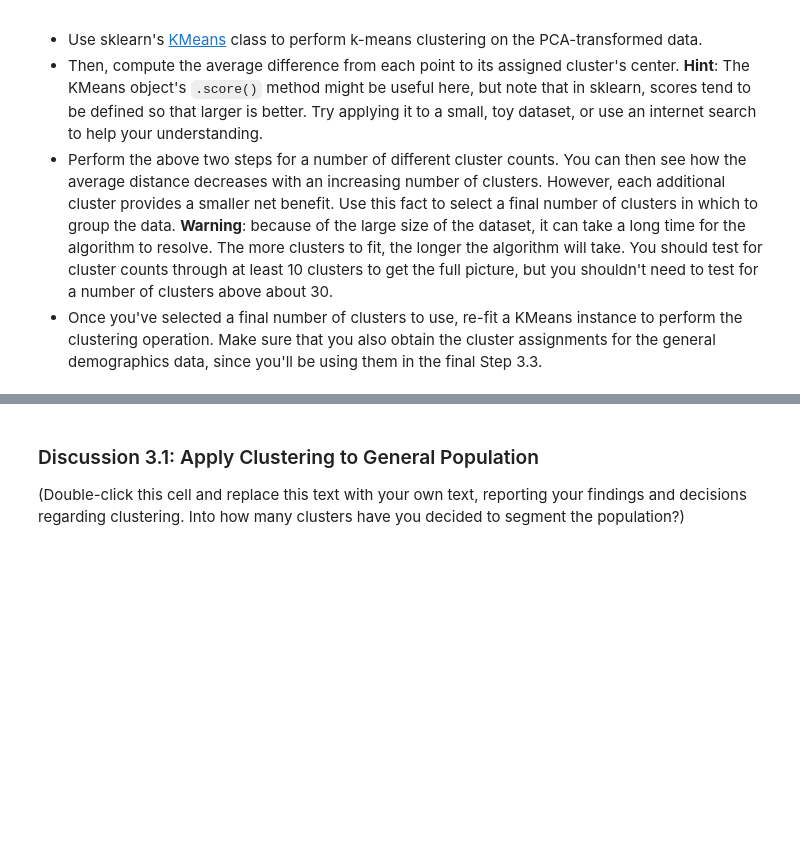
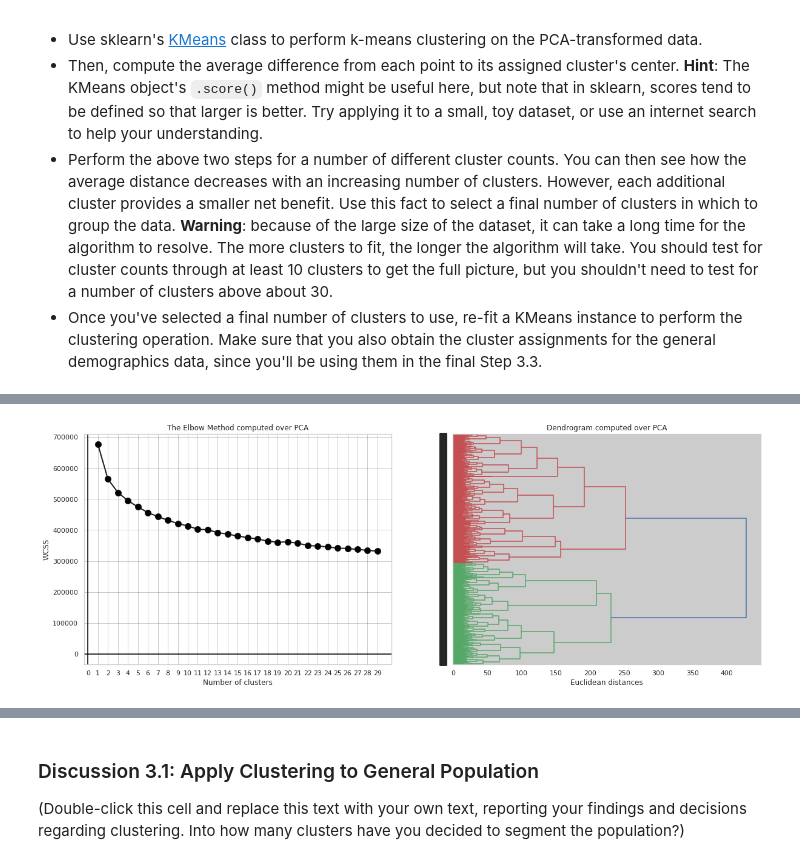
Before and after one commit to MR901/DS_IdentifyCustomerSegments, a Jupyter notebook: Identify_Customer_Segments.ipynb, the cells around one changed output, grey strips where cells are left out. Cells and saved outputs as stored; diff of their text form; code cells hidden in the pictures; blank space fills up the shorter version.

```diff
--- a/Identify_Customer_Segments.ipynb
+++ b/Identify_Customer_Segments.ipynb
@@ -1143,7 +1143,7 @@ def DimensionTransf(AlgoToUse, AlgoConfig, DF):
         else:
             print('Some Error is present')
 
-    return df, Model
+    return tempDF, Model
 
 
 AlgoToUse = 'PCA' ##
@@ -1218,2 +1273,6 @@ You've assessed and cleaned the demographics data, then scaled and transformed t
+# %%
+DetNoOfClusters(azdiasPart1_DimTransf, 'PCA Transformed')
+# %% [output]
+[figure, added]
 # %%
 # Over a number of different cluster counts...
```
Also changed, not shown: parts of 11 cells of this notebook.
